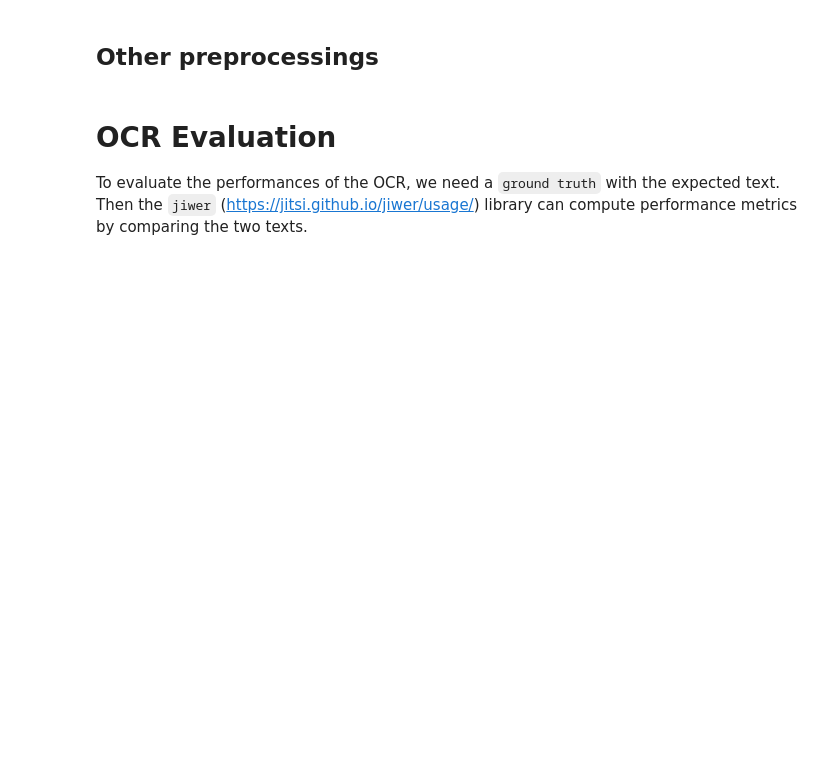
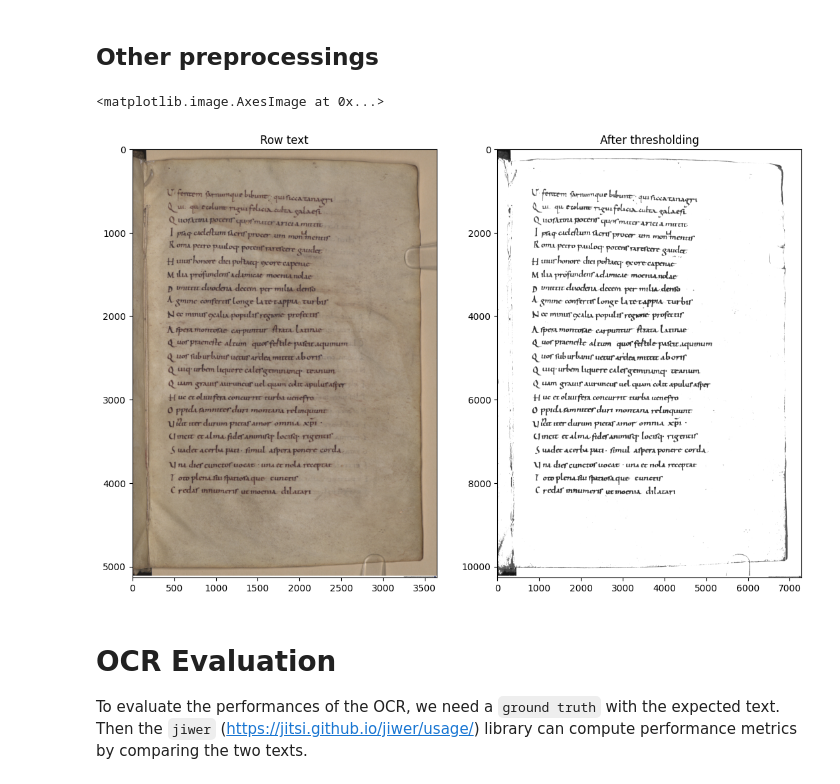
Before and after one commit to py4SHS/ocr, a Jupyter notebook: lab/ocr_lab_Solution.ipynb, the cells around one changed output. Drawn from its saved outputs; the diff is of its cells as text; code cells hidden in the pictures; blank space fills up the shorter version.

```diff
--- a/lab/ocr_lab_Solution.ipynb
+++ b/lab/ocr_lab_Solution.ipynb
@@ -96,7 +139,65 @@ print("The text is :\n",text)
 # %% [markdown]
 ## Other preprocessings
 # %%
-# ...
+image = open_image(image_path)
+from copy import deepcopy
+
+
+def preprocess(img_path):
+    image = cv2.imread(img_path)
+    image = cv2.resize(image, None, fx=2,fy=2,interpolation=cv2.INTER_CUBIC)
+    removed = image.copy()
+    gray = cv2.cvtColor(image,cv2.COLOR_BGR2GRAY)
+    thresh = cv2.threshold(gray, 0, 255, cv2.THRESH_BINARY_INV + cv2.THRESH_OTSU)[1]
+
+    # Remove vertical lines
+    vertical_kernel = cv2.getStructuringElement(cv2.MORPH_RECT, (1,40))
+    remove_vertical = cv2.morphologyEx(thresh, cv2.MORPH_OPEN, vertical_kernel, iterations=7)
+    cnts = cv2.findContours(remove_vertical, cv2.RETR_EXTERNAL, cv2.CHAIN_APPROX_SIMPLE)
+    cnts = cnts[0] if len(cnts) == 2 else cnts[1]
+    for c in cnts:
+        cv2.drawContours(removed, [c], -1, (255,255,255), 15)
+
+    # Remove horizontal lines
+    horizontal_kernel = cv2.getStructuringElement(cv2.MORPH_RECT, (40,1))
+    remove_horizontal = cv2.morphologyEx(thresh, cv2.MORPH_OPEN, horizontal_kernel, iterations=7)
+    cnts = cv2.findContours(remove_horizontal, cv2.RETR_EXTERNAL, cv2.CHAIN_APPROX_SIMPLE)
+    cnts = cnts[0] if len(cnts) == 2 else cnts[1]
+    for c in cnts:
+        cv2.drawContours(removed, [c], -1, (255,255,255), 5)
+
+    # Repair kernel
+    repair_kernel = cv2.getStructuringElement(cv2.MORPH_ELLIPSE, (3,3))
+    removed = 255 - removed
+    dilate = cv2.dilate(removed, repair_kernel, iterations=5)
+    dilate = cv2.cvtColor(dilate, cv2.COLOR_BGR2GRAY)
+    pre_result = cv2.bitwise_and(dilate, thresh)
+
+    result = cv2.morphologyEx(pre_result, cv2.MORPH_CLOSE, repair_kernel, iterations=5)
+    final = cv2.bitwise_and(result, thresh)
+
+    invert_final = 255 - final
+    return invert_final
+
+
+processed = preprocess(image_path)
+
+# Plot the two images to compare
+fig = plt.figure(figsize=(13,13))
+ax = []
+
+ax.append( fig.add_subplot(1, 2, 1) )
+ax[-1].set_title('Row text')
+b,g,r = cv2.split(image)
+rgb_img = cv2.merge([r,g,b])
+plt.imshow(rgb_img, cmap='gray')
+
+ax.append( fig.add_subplot(1, 2, 2) )
+ax[-1].set_title('After thresholding')
+plt.imshow(processed, cmap='gray')
+# %% [output]
+<matplotlib.image.AxesImage at 0x...>
+[figure, added]
 # %% [markdown]
 # OCR Evaluation
 
```
Also changed, not shown: parts of 11 cells of this notebook, 1 other file.
